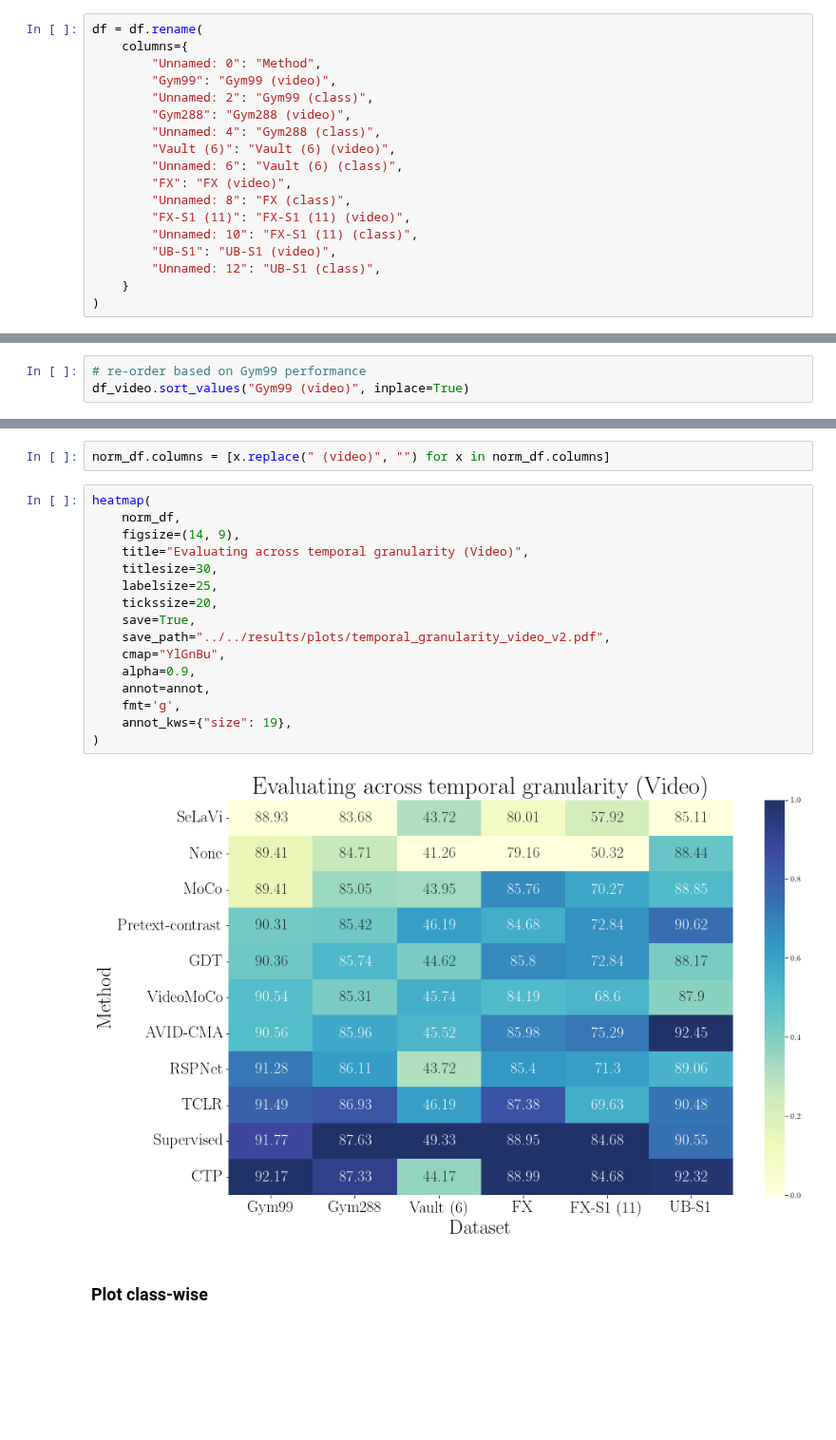
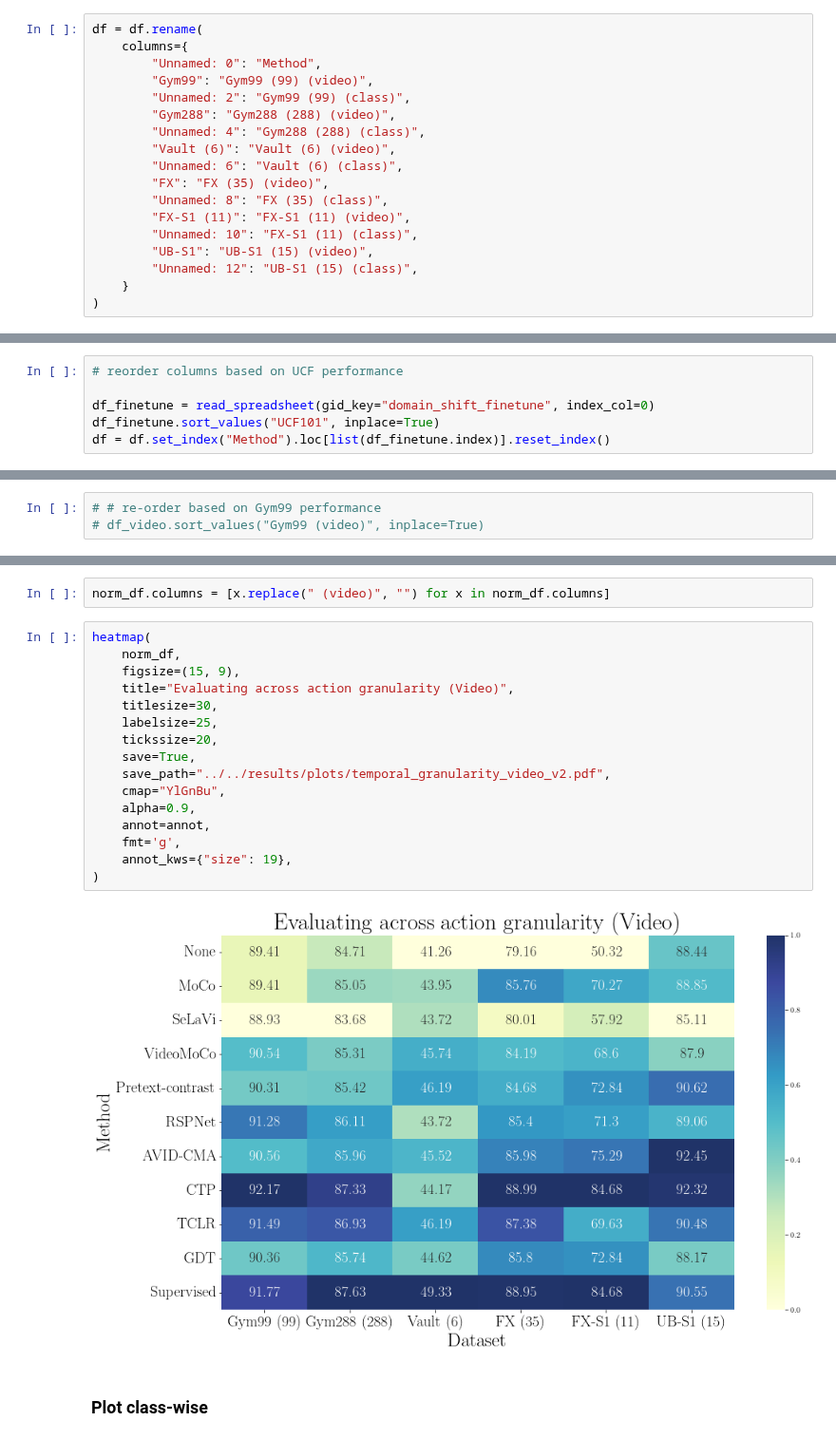
Before and after one commit to bpiyush/ViDA-SSL, a Jupyter notebook: misc/plotting/temporal_granularity.ipynb, the cells around one changed output, grey strips where cells are left out. Shown at 95% size. Saved outputs shown, nothing was run; the diff lists cells and outputs as text; blank space fills up the shorter version.

```diff
--- a/misc/plotting/temporal_granularity.ipynb
+++ b/misc/plotting/temporal_granularity.ipynb
@@ -48,18 +48,18 @@ df
 df = df.rename(
     columns={
         "Unnamed: 0": "Method",
-        "Gym99": "Gym99 (video)",
-        "Unnamed: 2": "Gym99 (class)",
-        "Gym288": "Gym288 (video)",
-        "Unnamed: 4": "Gym288 (class)",
+        "Gym99": "Gym99 (99) (video)",
+        "Unnamed: 2": "Gym99 (99) (class)",
+        "Gym288": "Gym288 (288) (video)",
+        "Unnamed: 4": "Gym288 (288) (class)",
         "Vault (6)": "Vault (6) (video)",
         "Unnamed: 6": "Vault (6) (class)",
-        "FX": "FX (video)",
-        "Unnamed: 8": "FX (class)",
+        "FX": "FX (35) (video)",
+        "Unnamed: 8": "FX (35) (class)",
         "FX-S1 (11)": "FX-S1 (11) (video)",
         "Unnamed: 10": "FX-S1 (11) (class)",
-        "UB-S1": "UB-S1 (video)",
-        "Unnamed: 12": "UB-S1 (class)",
+        "UB-S1": "UB-S1 (15) (video)",
+        "Unnamed: 12": "UB-S1 (15) (class)",
     }
 )
 # %%
@@ -81,3 +81,9 @@ df
 for col in df.columns:
     if col != "Method":
         df[col] = df[col].astype(float)
+# %%
+# reorder columns based on UCF performance
+
+df_finetune = read_spreadsheet(gid_key="domain_shift_finetune", index_col=0)
+df_finetune.sort_values("UCF101", inplace=True)
+df = df.set_index("Method").loc[list(df_finetune.index)].reset_index()
@@ -88,8 +109,8 @@ df_video = df[[x for x in df.columns if "video" in x or "Method" in x]]
 # %%
 df_video = df_video.set_index(keys=["Method"])
 # %%
-# re-order based on Gym99 performance
-df_video.sort_values("Gym99 (video)", inplace=True)
+# # re-order based on Gym99 performance
+# df_video.sort_values("Gym99 (video)", inplace=True)
 # %%
 df_video
 # %% [output]
@@ -175,21 +196,21 @@ norm_df.columns = [x.replace(" (video)", "") for x in norm_df.columns]
 # %%
 heatmap(
     norm_df,
-    figsize=(14, 9),
-    title="Evaluating across temporal granularity (Video)",
+    figsize=(15, 9),
+    title="Evaluating across action granularity (Video)",
     titlesize=30,
     labelsize=25,
     tickssize=20,
     save=True,
     save_path="../../results/plots/temporal_granularity_video_v2.pdf",
     cmap="YlGnBu",
     alpha=0.9,
     annot=annot,
     fmt='g',
     annot_kws={"size": 19},
 )
 # %% [output]
-[figure, old version]
+[figure, new version]
 # %% [markdown]
 ### Plot class-wise
 # %%
```
Also changed, not shown: parts of 7 cells of this notebook, 2 other files.
